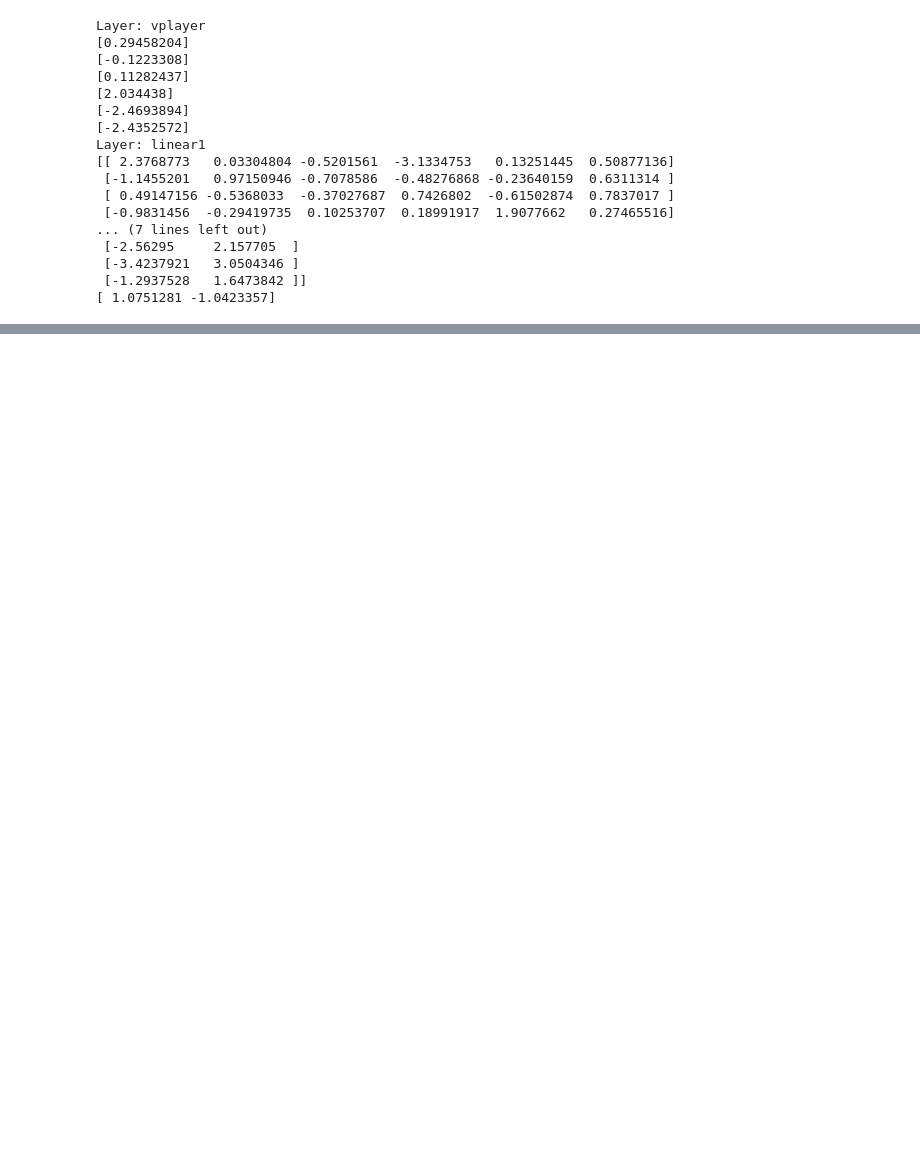
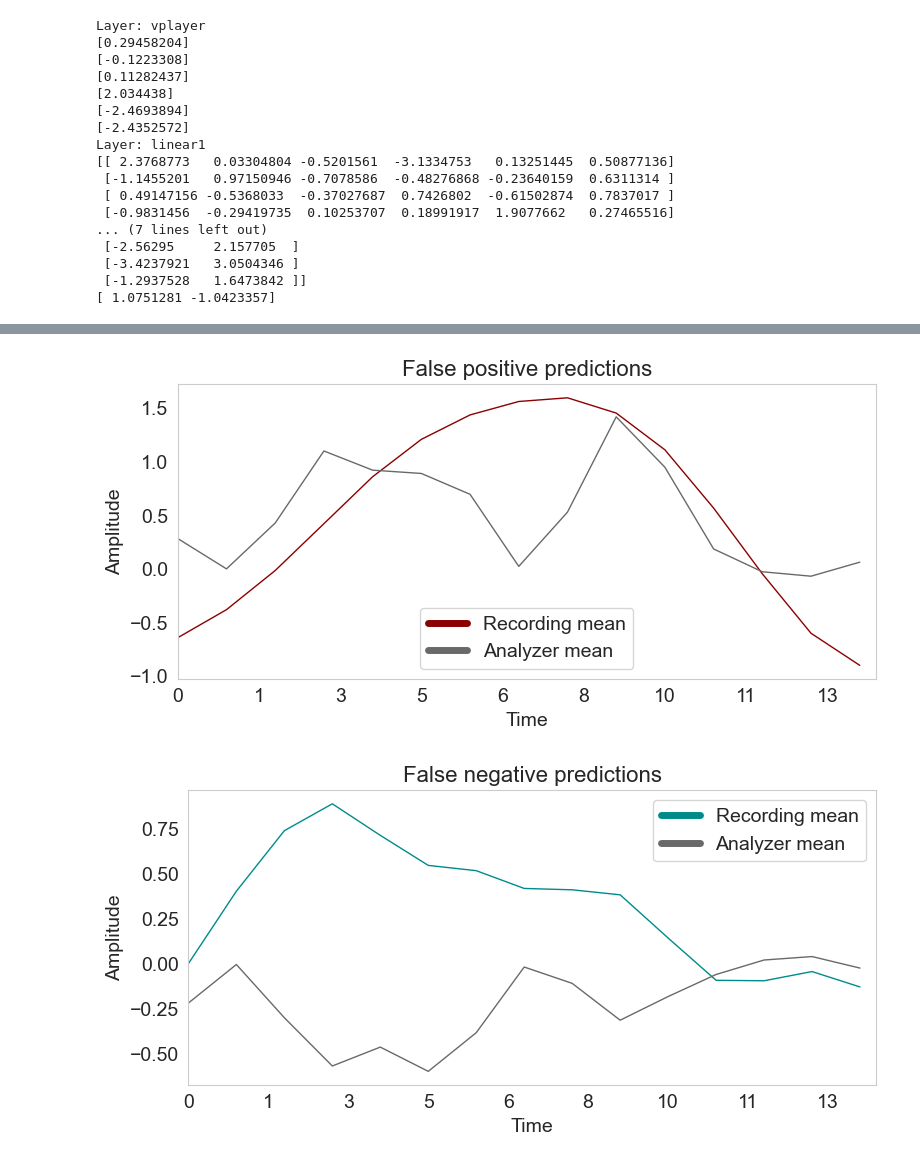
Before and after one commit to DominikaDarabos/explainable_MNG_spike_detection, a Jupyter notebook: model_analysis.ipynb, the cells around one changed output, grey strips where cells are left out. Cells and saved outputs as stored; diff of their text form; code cells hidden in the pictures; blank space fills up the shorter version.

```diff
--- a/model_analysis.ipynb
+++ b/model_analysis.ipynb
@@ -1091,0 +521,7 @@ feature_extractor_XAIProject.analyzer_output.shape
+# %%
+
+create_comparison_plot(full_model_XAIProject, binary_class_num = 1, multiple_class_num=False, prediction_quality = "false_positive", random_ = False, average_sample = True, average_analyzer = True)
+create_comparison_plot(full_model_XAIProject, binary_class_num = 0, multiple_class_num=False, prediction_quality = "false_negative", random_ = False, average_sample = True, average_analyzer = True)
+# %% [output]
+[figure, added]
+[figure, added]
```
Also changed, not shown: parts of 62 cells of this notebook, 2 other files.
